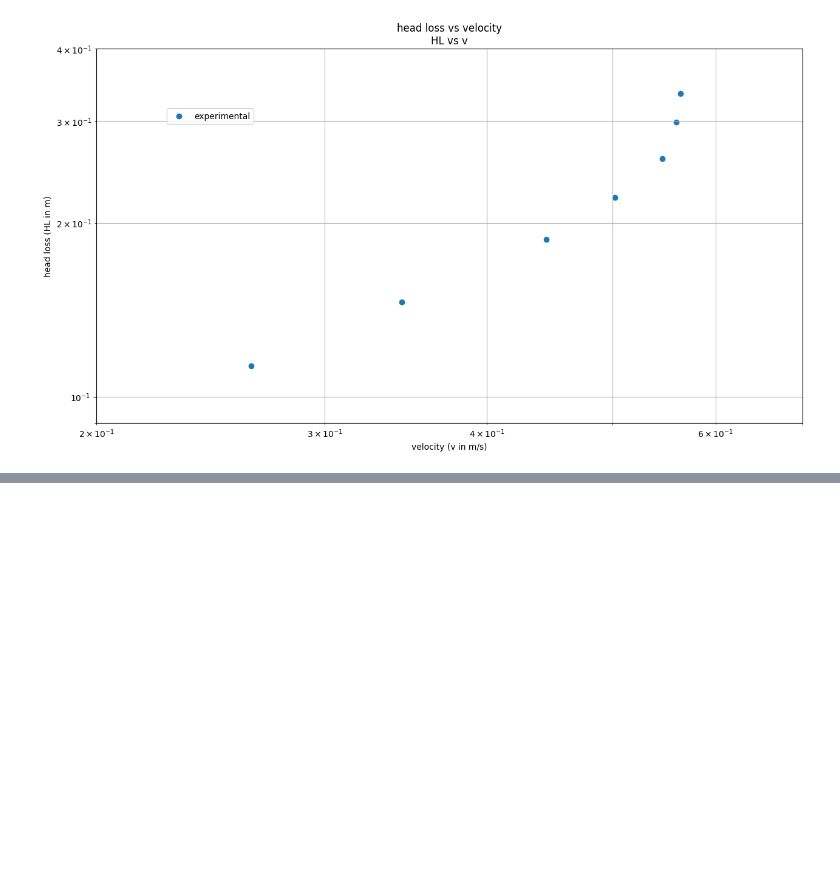
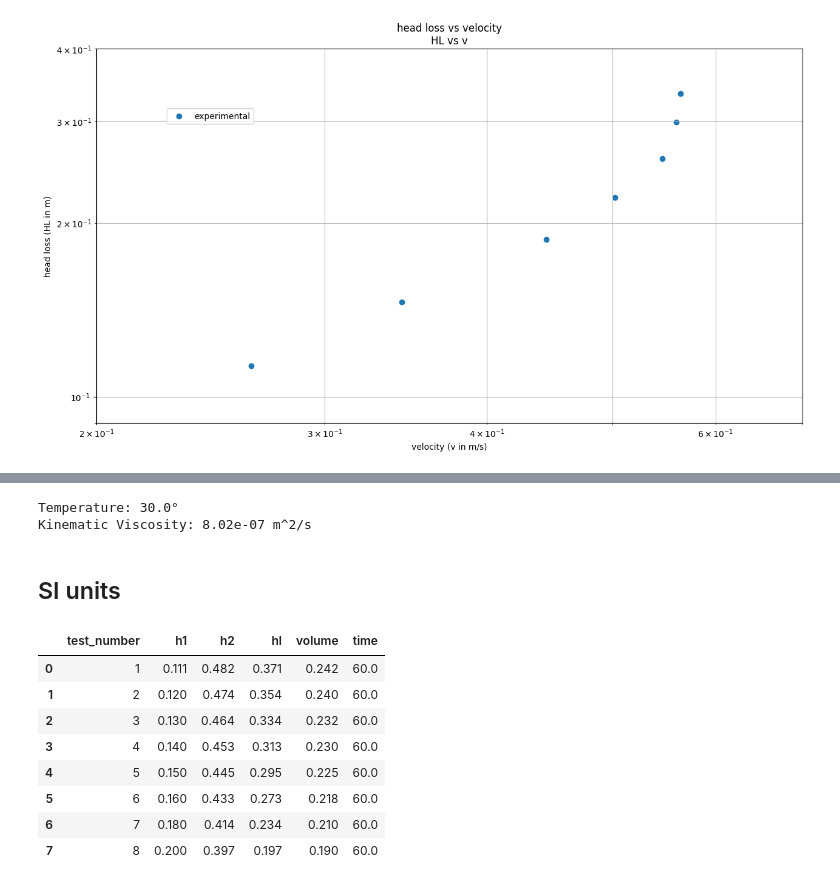
Before and after one commit to Holger-Paxi/Fluid_Mechanics, a Jupyter notebook: Assessment_Task_3_pipe_test.ipynb, the cells around one changed output, grey strips where cells are left out. Saved outputs shown, nothing was run; the diff lists cells and outputs as text; code cells hidden in the pictures; blank space fills up the shorter version.

```diff
--- a/Assessment_Task_3_pipe_test.ipynb
+++ b/Assessment_Task_3_pipe_test.ipynb
@@ -297,0 +333,25 @@ plt.ylabel('head loss (HL in m)');
+# %%
+print('Temperature: {}\N{DEGREE SIGN}\nKinematic Viscosity: {} m^2/s'.format(temperature, kinematic_viscosity))
+# %% [output]
+Temperature: 30.0°
+Kinematic Viscosity: 8.02e-07 m^2/s
+# %% [markdown]
+## SI units
+# %%
+test_.h1 = test_.h1/1000
+test_.h2 = test_.h2/1000
+test_['hl'] = test_.h2 - test_.h1
+test_.volume = test_.volume/1000
+test_.time = pd.to_timedelta('00:' + test_.time.astype(str))/dt.timedelta(seconds=1)
+test_ = test_[test_.columns[[0,1,2,5,3,4]]]
+test_
+# %% [output]
+|  | test_number | h1 | h2 | hl | volume | time |
+| 0 | 1 | 0.111 | 0.482 | 0.371 | 0.242 | 60.0 |
+| 1 | 2 | 0.120 | 0.474 | 0.354 | 0.240 | 60.0 |
+| 2 | 3 | 0.130 | 0.464 | 0.334 | 0.232 | 60.0 |
+| 3 | 4 | 0.140 | 0.453 | 0.313 | 0.230 | 60.0 |
+| 4 | 5 | 0.150 | 0.445 | 0.295 | 0.225 | 60.0 |
+| 5 | 6 | 0.160 | 0.433 | 0.273 | 0.218 | 60.0 |
+| 6 | 7 | 0.180 | 0.414 | 0.234 | 0.210 | 60.0 |
+| 7 | 8 | 0.200 | 0.397 | 0.197 | 0.190 | 60.0 |
```
Also changed, not shown: parts of 21 cells of this notebook, 2 other files.
